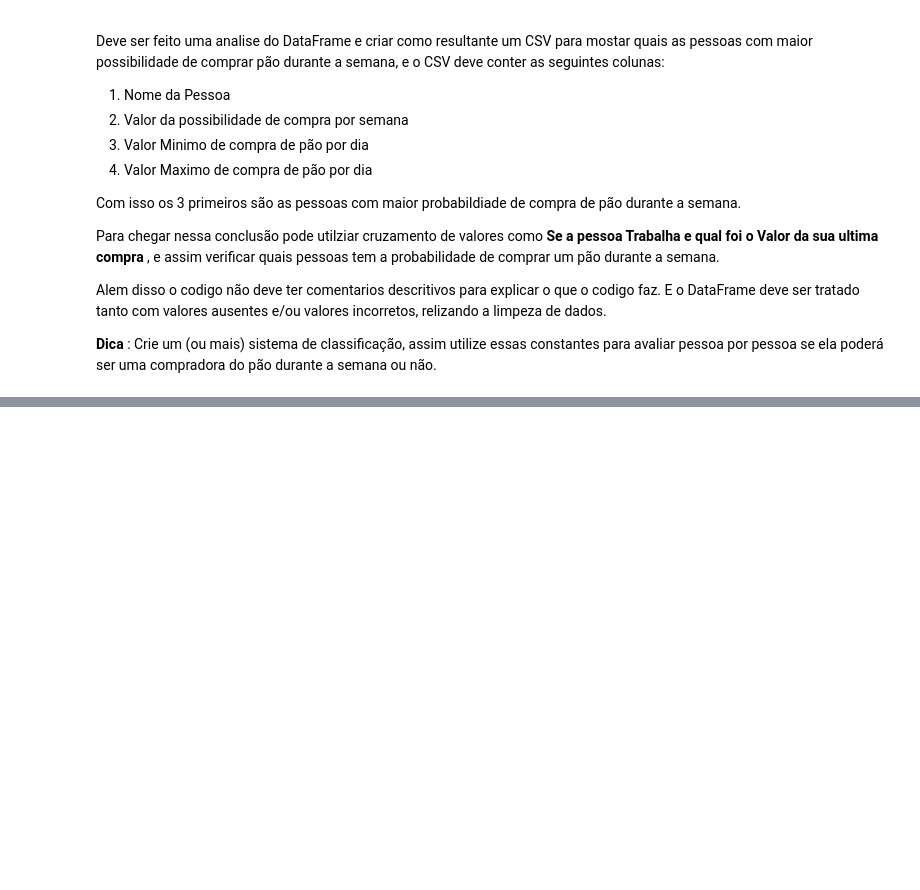
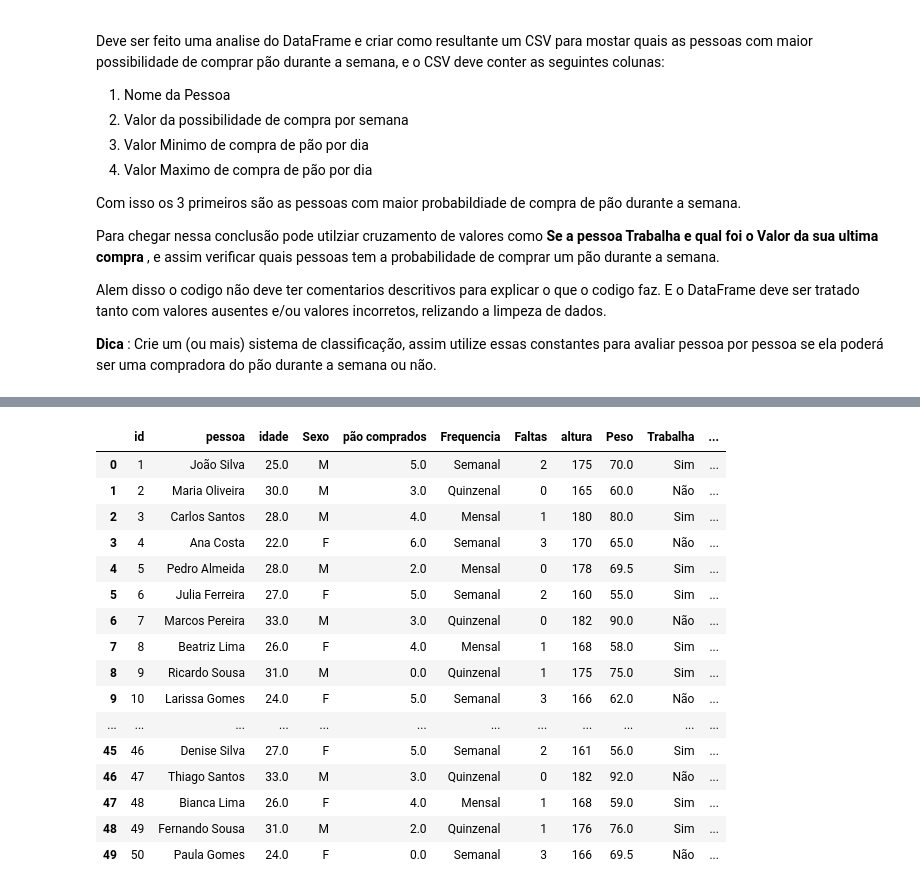
Before and after one commit to WillianXG/trabalho_pao, a Jupyter notebook: Desafio_do_pao.ipynb, the cells around one changed output, grey strips where cells are left out. Cells and saved outputs as stored; diff of their text form; code cells hidden in the pictures; blank space fills up the shorter version.

Commit message:
Limpeza DataFrame

```diff
--- a/Desafio_do_pao.ipynb
+++ b/Desafio_do_pao.ipynb
@@ -101,17 +106,3 @@ Para chegar nessa conclusão pode utilziar cruzamento de valores como **Se a pes
 Alem disso o codigo não deve ter comentarios descritivos para explicar o que o codigo faz. E o DataFrame deve ser tratado tanto com valores ausentes e/ou valores incorretos, relizando a limpeza de dados.
 
 **Dica** : Crie um (ou mais) sistema de classificação, assim utilize essas constantes para avaliar pessoa por pessoa se ela poderá ser uma compradora do pão durante a semana ou não.
-# %%
-#Tratamento de dados para o DataFrame original
-
-def trat(df):
-  for valor in df['Interação social']:
-    try:
-        valor_int = int(valor)
-        if valor_int == 2:
-            print("alo")
-    except ValueError:
-        continue
-
-
-trat(Dados_pao)
@@ -136,3 +109,64 @@ trat(Dados_pao)
+# %%
+#Tratamento de dados para o DataFrame original
+Dados_pao = pd.read_excel('/kaggle/input/dados-lanchonete-pao/DataBase po.xlsx')
+def trat(df_value):
+    try:
+        valor_int = int(df_value)
+        if valor_int == 2:
+            return 'Baixa'
+        elif valor_int == 5:
+            return 'Média'
+        elif valor_int == 12:
+            return 'Alta'
+        else:
+            return df_value
+    except ValueError:
+        return df_value
+
+def Sex(df_value):
+  try:
+    if df_value == 'masculino':
+      return 'M'
+    elif df_value == 'feminino':
+      return 'F'
+    else:
+      return df_value
+  except ValueError:
+    return df_value
+
+mediana_idade = Dados_pao['idade'].median()
+mediana_peso = Dados_pao['Peso'].median()
+
+Dados_pao['Sexo'] = Dados_pao['Sexo'].apply(Sex)
+Dados_pao['Interação social'] = Dados_pao['Interação social'].apply(trat)
+Dados_pao['Profissão'] = Dados_pao['Profissão'].fillna('Não informado')
+Dados_pao['Comida Favorita'] = Dados_pao['Comida Favorita'].fillna('Não informado')
+Dados_pao['idade'] = Dados_pao['idade'].fillna(mediana_idade)
+Dados_pao['pão comprados'] = Dados_pao['pão comprados'].fillna(0)
+Dados_pao['numero de amigos'] = Dados_pao['numero de amigos'].fillna(0)
+Dados_pao['Valor gasto por semana'] = Dados_pao['Valor gasto por semana'].fillna(0)
+Dados_pao['Peso'] = Dados_pao['Peso'].fillna(mediana_peso)
+Dados_pao['Estado civil'] = Dados_pao['Estado civil'].fillna('Não informado')
+
+Dados_pao
+# %% [output]
+|  | id | pessoa | idade | Sexo | pão comprados | Frequencia | Faltas | altura | Peso | Trabalha | ... |
+| 0 | 1 | João Silva | 25.0 | M | 5.0 | Semanal | 2 | 175 | 70.0 | Sim | ... |
+| 1 | 2 | Maria Oliveira | 30.0 | M | 3.0 | Quinzenal | 0 | 165 | 60.0 | Não | ... |
+| 2 | 3 | Carlos Santos | 28.0 | M | 4.0 | Mensal | 1 | 180 | 80.0 | Sim | ... |
+| 3 | 4 | Ana Costa | 22.0 | F | 6.0 | Semanal | 3 | 170 | 65.0 | Não | ... |
+| 4 | 5 | Pedro Almeida | 28.0 | M | 2.0 | Mensal | 0 | 178 | 69.5 | Sim | ... |
+| 5 | 6 | Julia Ferreira | 27.0 | F | 5.0 | Semanal | 2 | 160 | 55.0 | Sim | ... |
+| 6 | 7 | Marcos Pereira | 33.0 | M | 3.0 | Quinzenal | 0 | 182 | 90.0 | Não | ... |
+| 7 | 8 | Beatriz Lima | 26.0 | F | 4.0 | Mensal | 1 | 168 | 58.0 | Sim | ... |
+| 8 | 9 | Ricardo Sousa | 31.0 | M | 0.0 | Quinzenal | 1 | 175 | 75.0 | Sim | ... |
+| 9 | 10 | Larissa Gomes | 24.0 | F | 5.0 | Semanal | 3 | 166 | 62.0 | Não | ... |
+| ... | ... | ... | ... | ... | ... | ... | ... | ... | ... | ... | ... |
+| 45 | 46 | Denise Silva | 27.0 | F | 5.0 | Semanal | 2 | 161 | 56.0 | Sim | ... |
+| 46 | 47 | Thiago Santos | 33.0 | M | 3.0 | Quinzenal | 0 | 182 | 92.0 | Não | ... |
+| 47 | 48 | Bianca Lima | 26.0 | F | 4.0 | Mensal | 1 | 168 | 59.0 | Sim | ... |
+| 48 | 49 | Fernando Sousa | 31.0 | M | 2.0 | Quinzenal | 1 | 176 | 76.0 | Sim | ... |
+| 49 | 50 | Paula Gomes | 24.0 | F | 0.0 | Semanal | 3 | 166 | 69.5 | Não | ... |
 # %%
 #Tratamento de dados para o DataFrame original
 Dados_pao_tratados = Dados_pao
```
Also changed, not shown: parts of 2 cells of this notebook.
